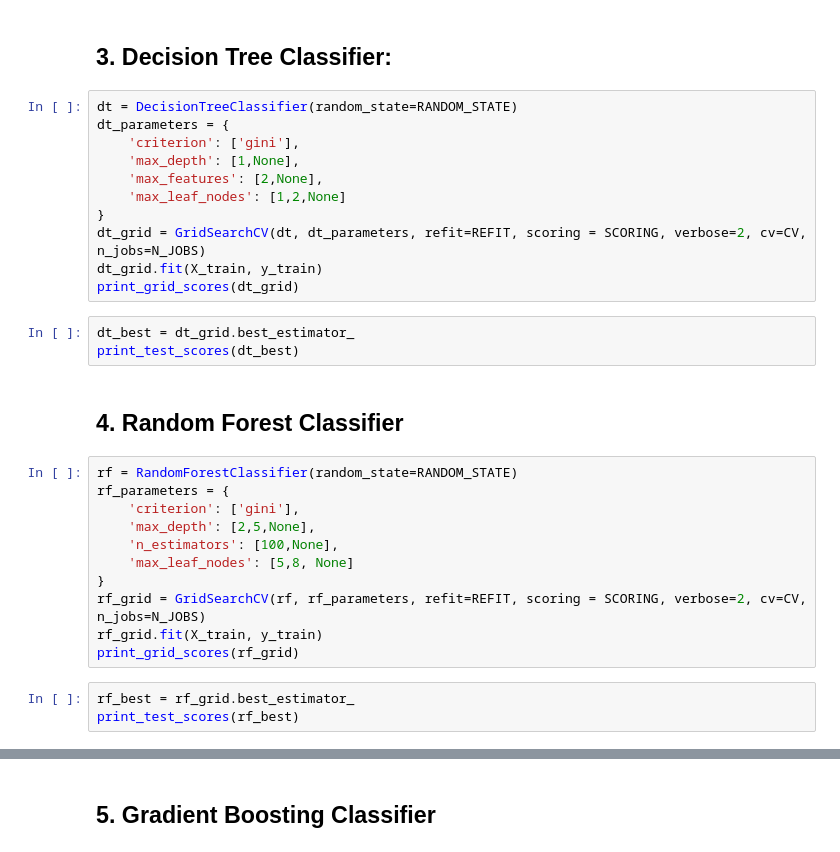
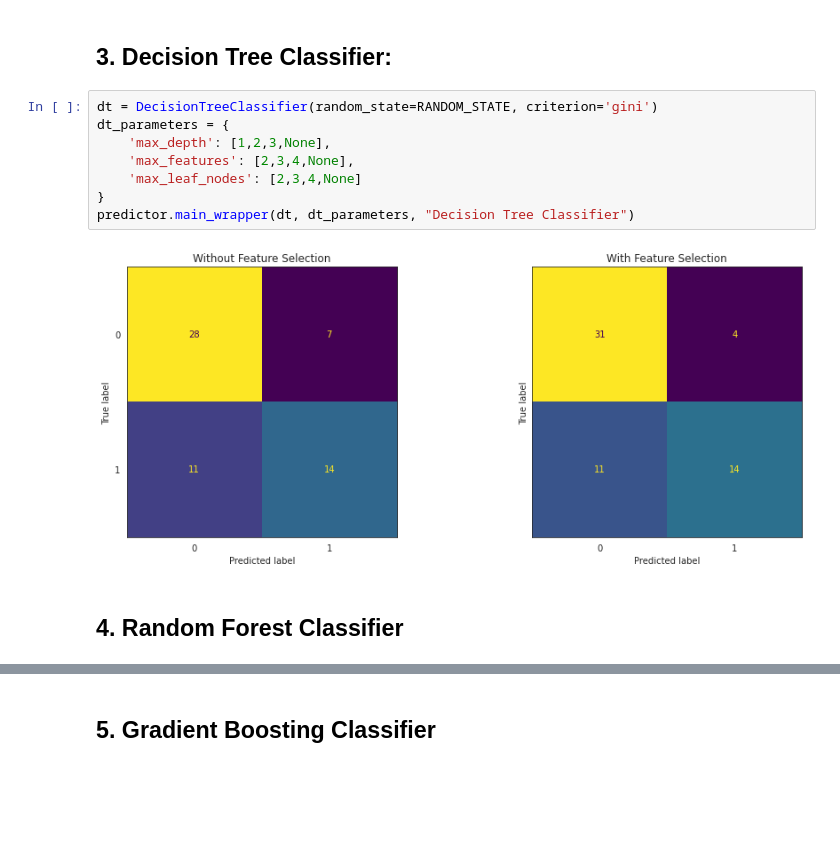
Before and after one commit to RolandSherwin/heart-failure-prediction, a Jupyter notebook: main.ipynb, the cells around one changed output, grey strips where cells are left out. Saved outputs shown, nothing was run; the diff lists cells and outputs as text; blank space fills up the shorter version.

```diff
--- a/main.ipynb
+++ b/main.ipynb
@@ -472,32 +468,14 @@ Fitting 5 folds for each of 1 candidates, totalling 5 fits
 # %% [markdown]
 ## 3. Decision Tree Classifier:
 # %%
-dt = DecisionTreeClassifier(random_state=RANDOM_STATE)
+dt = DecisionTreeClassifier(random_state=RANDOM_STATE, criterion='gini')
 dt_parameters = {
-    'criterion': ['gini'],
-    'max_depth': [1,None],
-    'max_features': [2,None],
-    'max_leaf_nodes': [1,2,None]
+    'max_depth': [1,2,3,None],
+    'max_features': [2,3,4,None],
+    'max_leaf_nodes': [2,3,4,None]
 }
-dt_grid = GridSearchCV(dt, dt_parameters, refit=REFIT, scoring = SCORING, verbose=2, cv=CV, n_jobs=N_JOBS)
-dt_grid.fit(X_train, y_train)
-print_grid_scores(dt_grid)
+predictor.main_wrapper(dt, dt_parameters, "Decision Tree Classifier")
+# %% [output]
+[figure, added]
-# %%
-dt_best = dt_grid.best_estimator_
-print_test_scores(dt_best)
 # %% [markdown]
 ## 4. Random Forest Classifier
-# %%
-rf = RandomForestClassifier(random_state=RANDOM_STATE)
-rf_parameters = {
-    'criterion': ['gini'],
-    'max_depth': [2,5,None],
-    'n_estimators': [100,None],
-    'max_leaf_nodes': [5,8, None]
-}
-rf_grid = GridSearchCV(rf, rf_parameters, refit=REFIT, scoring = SCORING, verbose=2, cv=CV, n_jobs=N_JOBS)
-rf_grid.fit(X_train, y_train)
-print_grid_scores(rf_grid)
-# %%
-rf_best = rf_grid.best_estimator_
-print_test_scores(rf_best)
```
Also changed, not shown: parts of 11 cells of this notebook.
